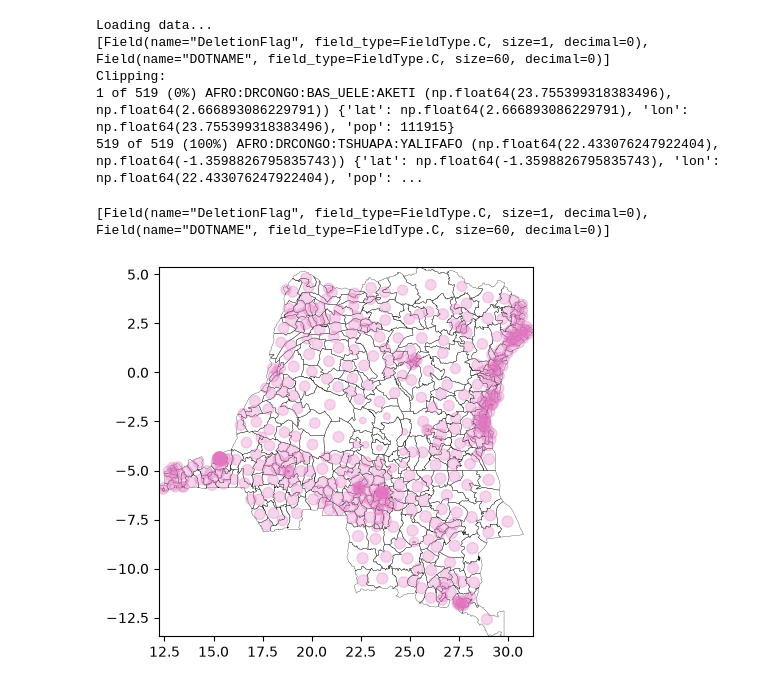
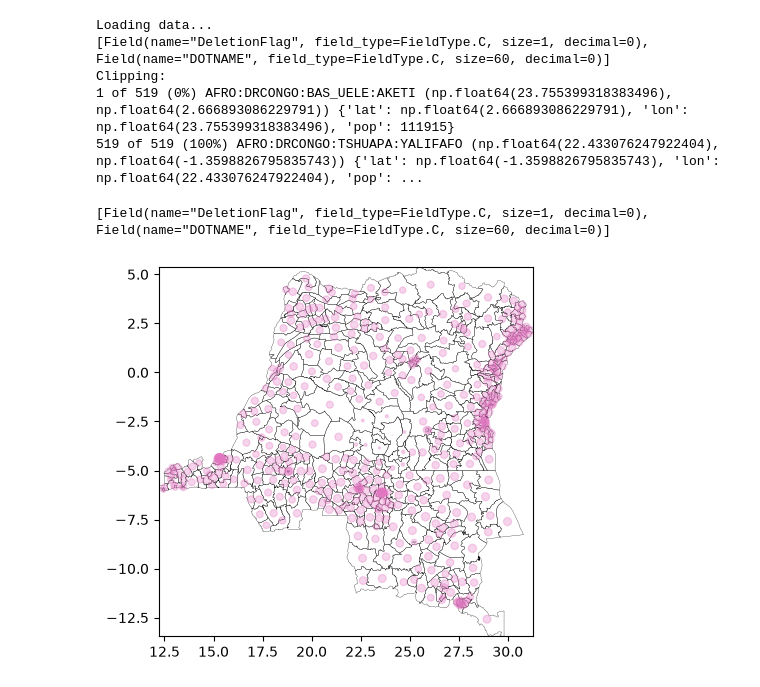
Before and after one commit to InstituteforDiseaseModeling/RasterToolkit, a Jupyter notebook: docs/tutorials/tut_pop_clipping.ipynb, the cells around one changed output. Saved outputs shown, nothing was run; the diff lists cells and outputs as text; code cells hidden in the pictures.

```diff
--- a/docs/tutorials/tut_pop_clipping.ipynb
+++ b/docs/tutorials/tut_pop_clipping.ipynb
@@ -29,14 +29,14 @@ Clipping:
 1 of 519 (0%) AFRO:DRCONGO:BAS_UELE:AKETI (np.float64(23.755399318383496), np.float64(2.666893086229791)) {'lat': np.float64(2.666893086229791), 'lon': np.float64(23.755399318383496), 'pop': 111915}
 519 of 519 (100%) AFRO:DRCONGO:TSHUAPA:YALIFAFO (np.float64(22.433076247922404), np.float64(-1.3598826795835743)) {'lat': np.float64(-1.3598826795835743), 'lon': np.float64(22.433076247922404), 'pop': ...
 # %%
-from math import log
+from math import log10
 
 y = [e["lat"] for e in popdict.values()]
 x = [e["lon"] for e in popdict.values()]
-c = [3*log(e["pop"] + 0.1) for e in popdict.values()]
+c = [log10(e["pop"] + 1.0)**2 for e in popdict.values()]
 fig, ax = plot_shapes(shape_file, linewidth=0.2, alpha=1.0, edgecolor="k", facecolor="None")
 ax.scatter(x, y, s=c, alpha=0.3)
 ax.set_aspect(1)
 # %% [output]
 [Field(name="DeletionFlag", field_type=FieldType.C, size=1, decimal=0), Field(name="DOTNAME", field_type=FieldType.C, size=60, decimal=0)]
-[figure, old version]
+[figure, new version]
```
Also changed, not shown: 8 other files.
